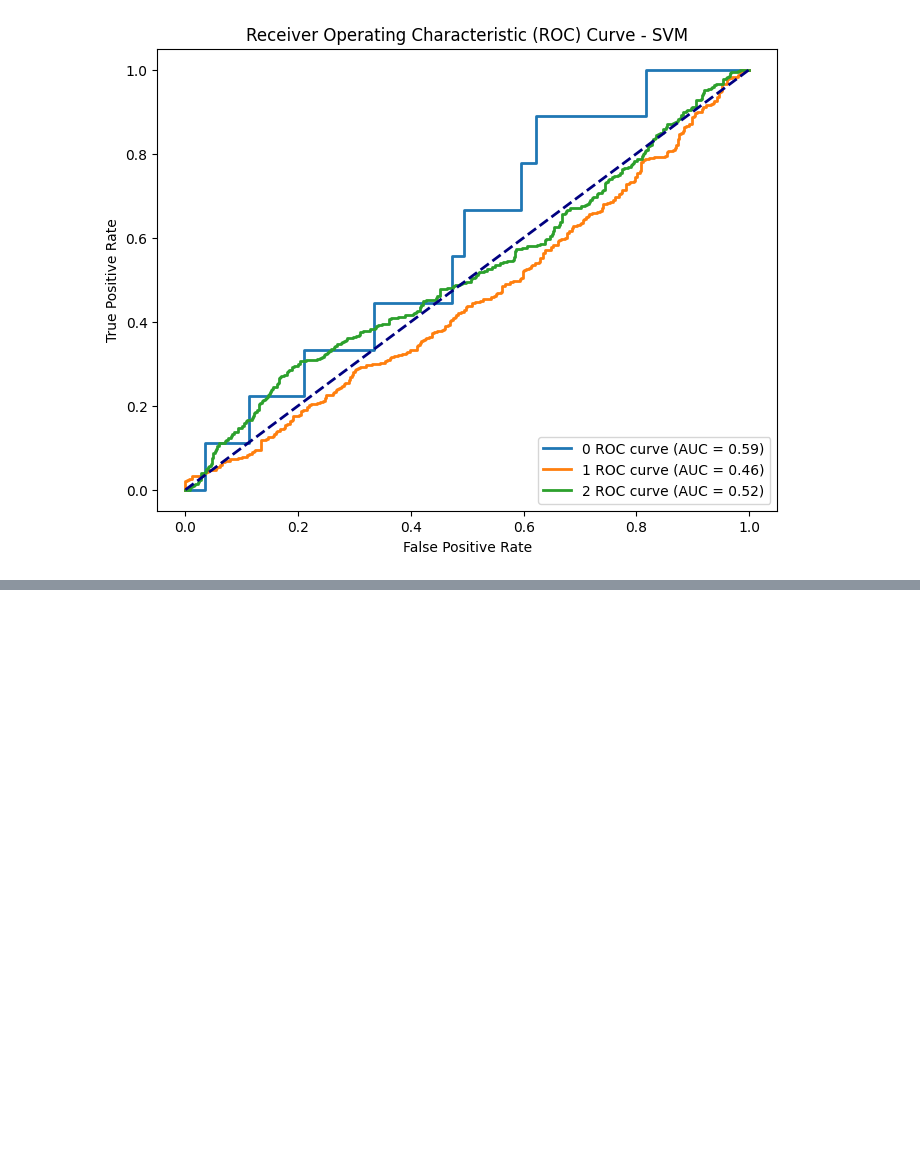
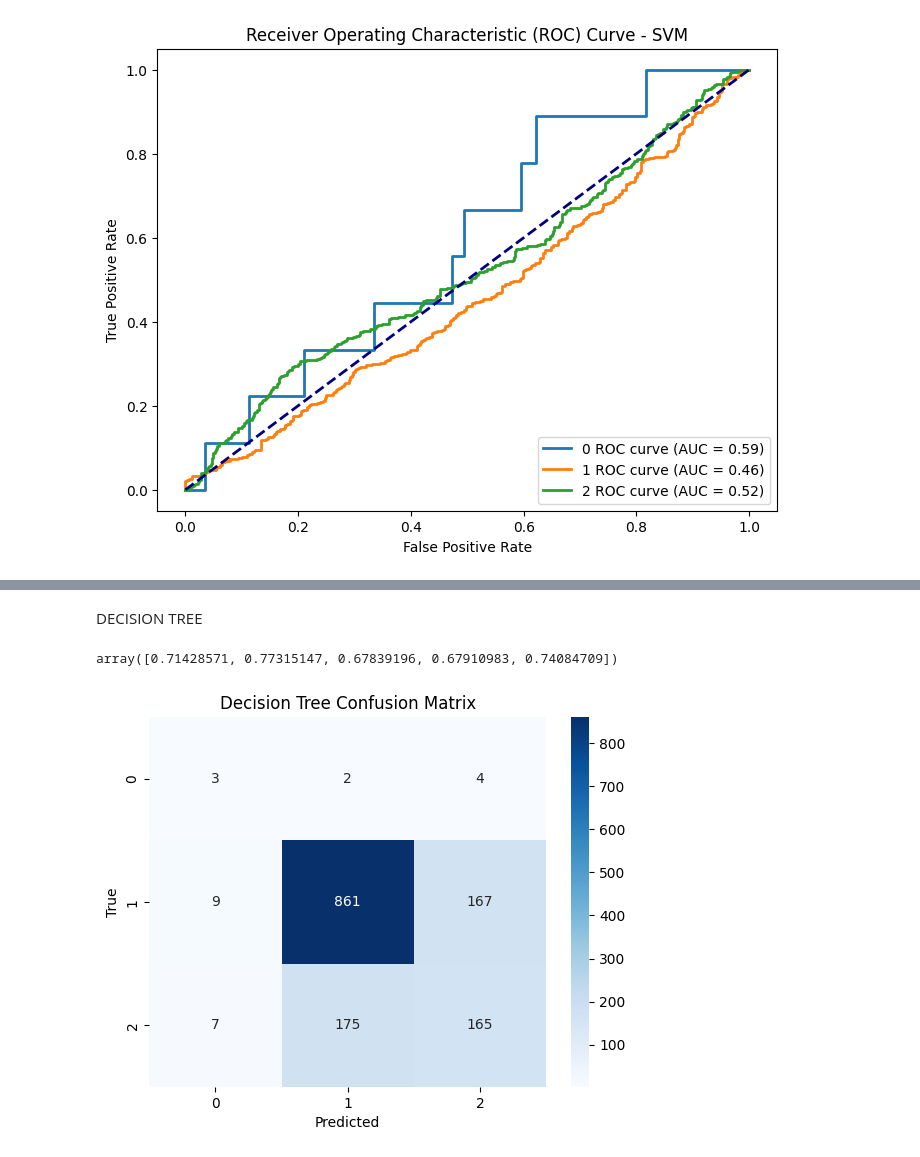
Before and after one commit to Guhan2348519/ADVANCED-ML-tasks, a Jupyter notebook: CO2_Agriculture_AML_Project_(2).ipynb, the cells around one changed output, grey strips where cells are left out. Cells and saved outputs as stored; diff of their text form; code cells hidden in the pictures; blank space fills up the shorter version.

```diff
--- a/CO2_Agriculture_AML_Project_(2).ipynb
+++ b/CO2_Agriculture_AML_Project_(2).ipynb
@@ -338,17 +374,0 @@ rf_cv_scores = cross_val_score(best_rf, X_scaled, y, cv=5, scoring='accuracy')
-# %%
-import pandas as pd
-from sklearn.model_selection import train_test_split
-from sklearn.preprocessing import StandardScaler
-from sklearn.svm import SVR
-from sklearn.metrics import mean_squared_error
-# Split the dataset into features (X) and target variable (y)
-X = emission_data.drop(['Average Temperature °C'], axis=1)
-y = emission_data['Average Temperature °C']
-
-# Split the data into training and testing sets
-X_train, X_test, y_train, y_test = train_test_split(X, y, test_size=0.2, random_state=42)
-
-# Standardize the features (important for SVM)
-scaler = StandardScaler()
-X_train_scaled = scaler.fit_transform(X_train)
-X_test_scaled = scaler.transform(X_test)
@@ -388,8 +374,0 @@ emission_data["is_forestland"] = (emission_data["Forestland"] > 0).astype(int)
-# %%
-X = emission_data.drop("is_forestland", axis=1)  # Features
-y = emission_data["is_forestland"]  # Target variable
-
-X_train, X_test, y_train, y_test = train_test_split(X, y, test_size=0.3, random_state=42)
-# %%
-model = SVC(kernel="linear", C=1)  # Linear kernel for initial try, tune C later
-model.fit(X_train, y_train)
@@ -432,0 +375,30 @@ ValueError: could not convert string to float: 'China, Hong Kong SAR'
+# %% [markdown]
+DECISION TREE
+# %%
+# Cross-Validation for SVM
+svm_cv_scores = cross_val_score(best_svm, X_scaled, y, cv=5, scoring='accuracy')
+svm_cv_scores
+# Cross-Validation for Random Forest
+rf_cv_scores = cross_val_score(best_rf, X_scaled, y, cv=5, scoring='accuracy')
+rf_cv_scores
+# %% [output]
+array([0.71428571, 0.77315147, 0.67839196, 0.67910983, 0.74084709])
+# %%
+
+# Fit the Decision Tree model
+dt_classifier.fit(X_train, y_train)
+dt_predictions = dt_classifier.predict(X_test)
+
+# Evaluate Decision Tree
+dt_accuracy = accuracy_score(y_test, dt_predictions)
+dt_classification_report = classification_report(y_test, dt_predictions)
+dt_confusion_matrix = confusion_matrix(y_test, dt_predictions)
+
+# Visualize Confusion Matrix for Decision Tree
+sns.heatmap(dt_confusion_matrix, annot=True, fmt='d', cmap='Blues')
+plt.xlabel('Predicted')
+plt.ylabel('True')
+plt.title('Decision Tree Confusion Matrix')
+plt.show()
+# %% [output]
+[figure, added]
```
Also changed, not shown: parts of 23 cells of this notebook.
